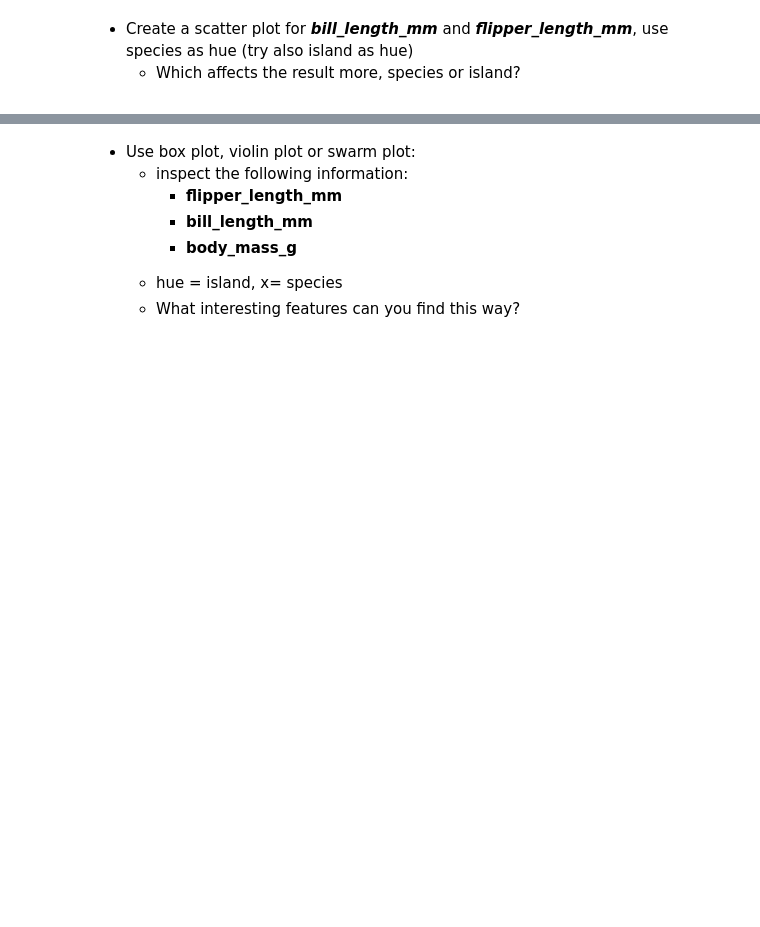
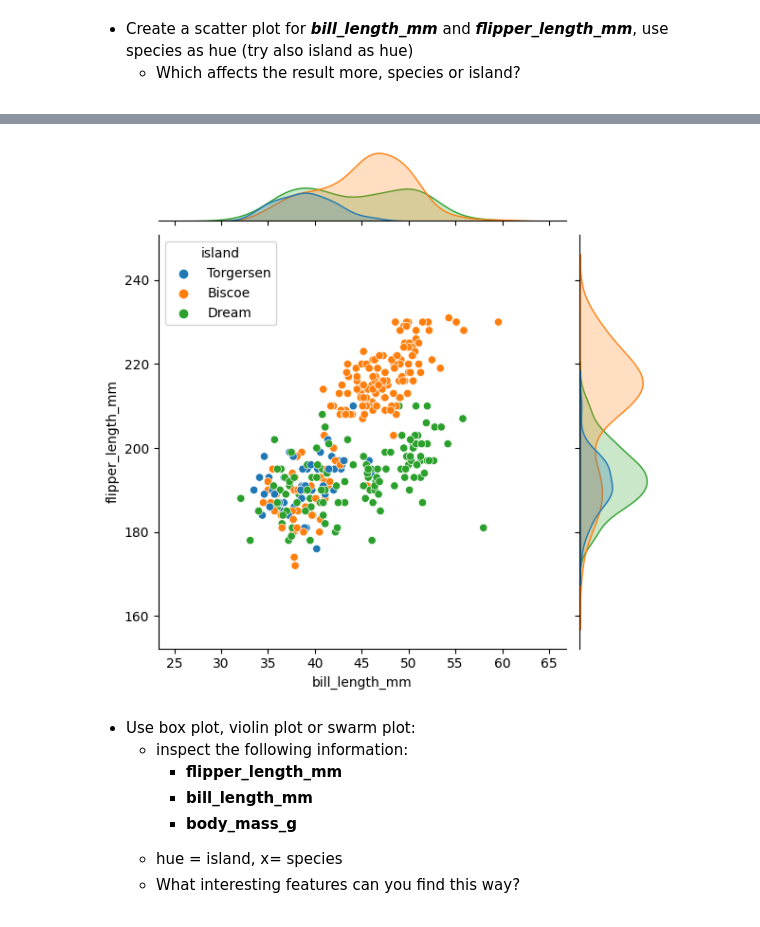
Before and after one commit to crypt0kitik/Introduction-to-Data-Analytics, a Jupyter notebook: Homework sets/SET 3/DataAnalyticsExerciseSet3.ipynb, the cells around one changed output, grey strips where cells are left out. Drawn from its saved outputs; the diff is of its cells as text; code cells hidden in the pictures; blank space fills up the shorter version.

```diff
--- a/Homework sets/SET 3/DataAnalyticsExerciseSet3.ipynb
+++ b/Homework sets/SET 3/DataAnalyticsExerciseSet3.ipynb
@@ -158,3 +159,12 @@ plt.show()
+# %%
+# scatter plot for bill_length_mm and flipper_length_mm, use species as hue (try also island as hue)
+sns.jointplot(x='bill_length_mm', y='flipper_length_mm', hue = "island", data=penguins)
+plt.show()
+
+# we could see that island has more correlation than species
+# probably, habitation area affects more that the original species type
+# %% [output]
+[figure, added]
 # %% [markdown]
 <ul>
     <li>Use box plot, violin plot or swarm plot:</li>
```
Also changed, not shown: parts of 17 cells of this notebook.
